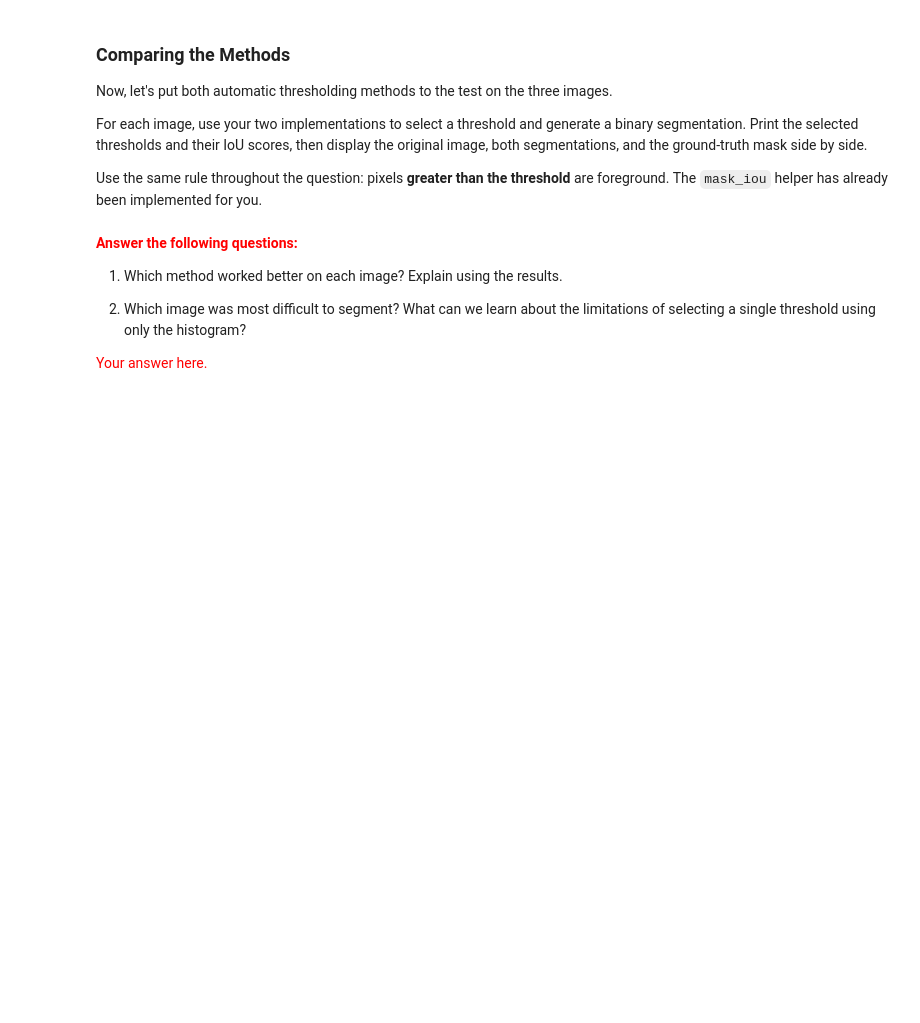
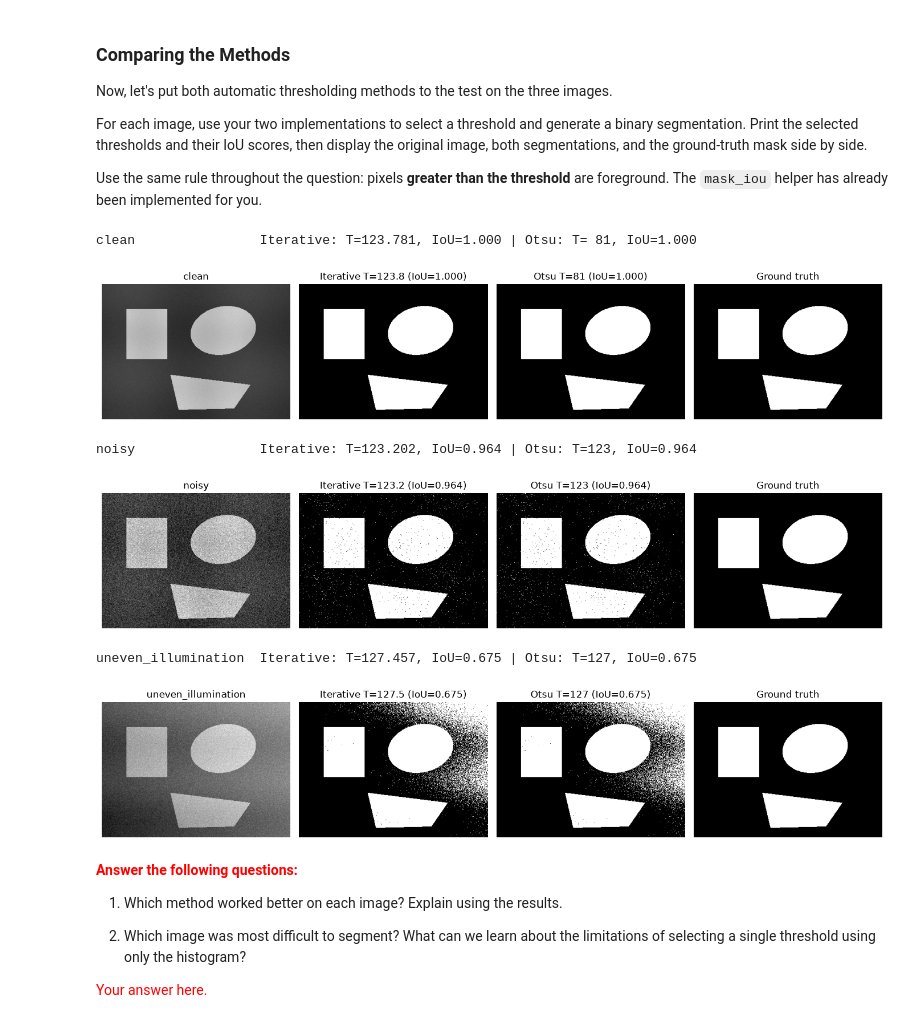
Before and after one commit to CodeAndPaddle/image_processing_haifa, a Jupyter notebook: IP-HW1.ipynb, the cells around one changed output. Drawn from its saved outputs; the diff is of its cells as text; code cells hidden in the pictures; blank space fills up the shorter version.

```diff
--- a/IP-HW1.ipynb
+++ b/IP-HW1.ipynb
@@ -671,8 +702,29 @@ Do not use OpenCV's automatic thresholding function in your implementation. We w
 def otsu_threshold(img: np.ndarray):
     """Return (best_integer_threshold, J_scores), with 255 candidate scores."""
     # TODO: use the normalized histogram to evaluate J(t), t=0,...,254
+    j_scores = np.zeros(255)
+    hist = histogram(img)
+    hist = hist / np.sum(hist)  # Normalize the histogram
+
+    for T in range(255):
+        below_T = hist[:T+1]
+        above_T = hist[T+1:]
+
+        w_below = np.sum(below_T)
+        w_above = np.sum(above_T)
+
+        if w_below == 0 or w_above == 0:
+            j_scores[T] = np.inf
+        else:
+            mu_below = np.sum(np.arange(T+1) * below_T) / w_below
+            mu_above = np.sum(np.arange(T+1, 256) * above_T) / w_above
+            var_below = np.sum(((np.arange(T+1) - mu_below) ** 2) * below_T) / w_below
+            var_above = np.sum(((np.arange(T+1, 256) - mu_above) ** 2) * above_T) / w_above
+            j_scores[T] = w_below * var_below + w_above * var_above
+
     # TODO: assign np.inf to invalid splits; choose the first minimum
-    raise NotImplementedError
+    best_threshold = np.argmin(j_scores)
+    return best_threshold, j_scores
 # %% [markdown]
 Let's validate your implementation.
 
@@ -710,10 +765,33 @@ Use the same rule throughout the question: pixels **greater than the threshold**
 # %%
 for name, img in images_q2.items():
     # TODO: run iterative_threshold and otsu_threshold on img
+    iter_T, _ = iterative_threshold(img)
+    otsu_T, _ = otsu_threshold(img)
     # TODO: obtain binary predictions for both methods
+    iterative_seg = binary_segment(img, iter_T)
+    otsu_seg = binary_segment(img, otsu_T)
     # TODO: print each selected threshold and IoU against truth
+    iter_iou = mask_iou(iterative_seg, truth)
+    otsu_iou = mask_iou(otsu_seg, truth)
+    print(f"{name:20s} Iterative: T={iter_T:7.3f}, IoU={iter_iou:.3f} | "
+          f"Otsu: T={otsu_T:3d}, IoU={otsu_iou:.3f}")
     # TODO: display input, iterative output, Otsu output and ground truth
-    pass
+    fig, axes = plt.subplots(1, 4, figsize=(14, 3))
+    for ax, (title, arr) in zip(axes, [
+            (name, img),
+            (f'Iterative T={iter_T:.1f} (IoU={iter_iou:.3f})', iterative_seg),
+            (f'Otsu T={otsu_T} (IoU={otsu_iou:.3f})', otsu_seg),
+            ('Ground truth', truth)]):
+        ax.imshow(arr, cmap='gray', vmin=0, vmax=255)
+        ax.set_title(title); ax.axis('off')
+    plt.tight_layout(); plt.show()
+# %% [output]
+clean                Iterative: T=123.781, IoU=1.000 | Otsu: T= 81, IoU=1.000
+[figure, added]
+noisy                Iterative: T=123.202, IoU=0.964 | Otsu: T=123, IoU=0.964
+[figure, added]
+uneven_illumination  Iterative: T=127.457, IoU=0.675 | Otsu: T=127, IoU=0.675
+[figure, added]
 # %% [markdown]
 <font color='red'><b>Answer the following questions:</b>
 
```
Also changed, not shown: parts of 5 cells of this notebook.
